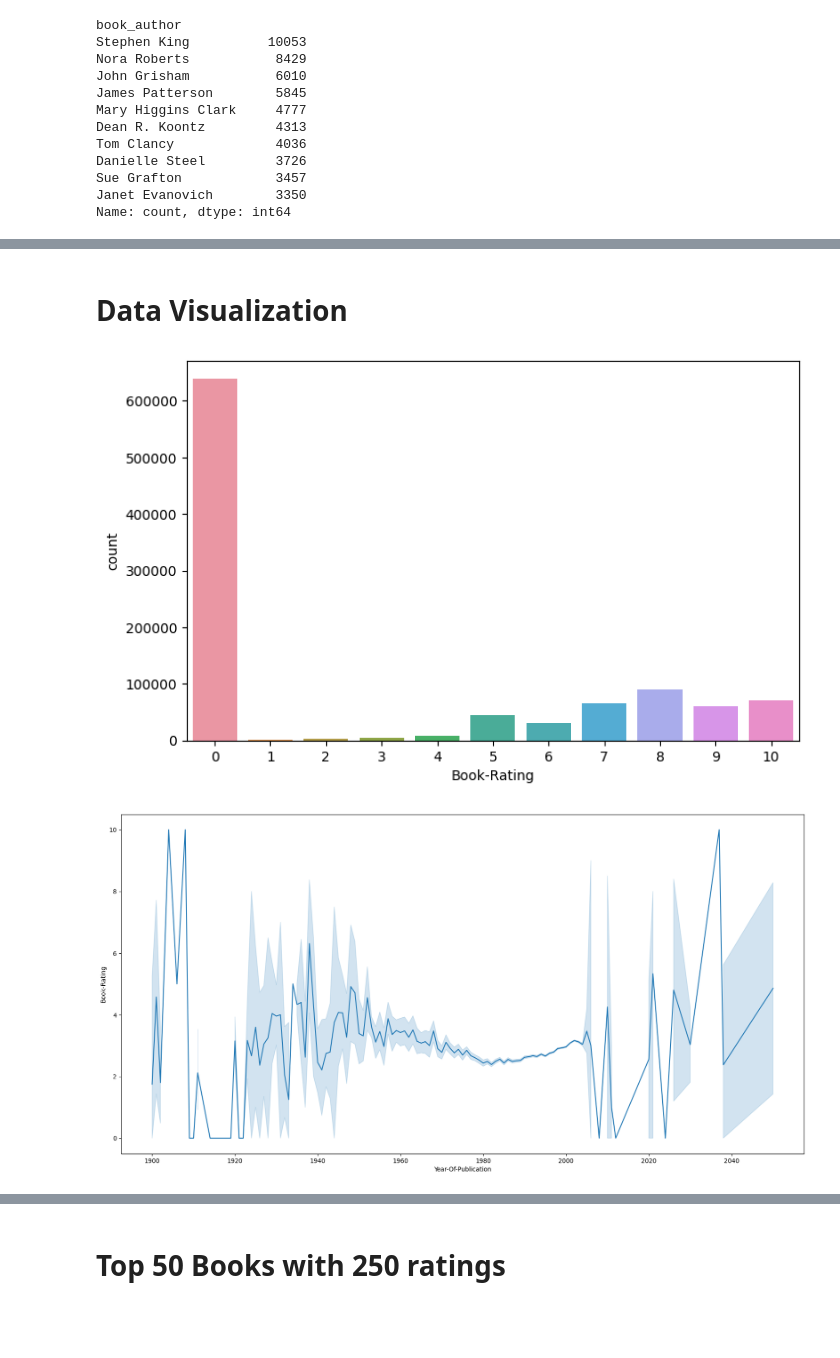
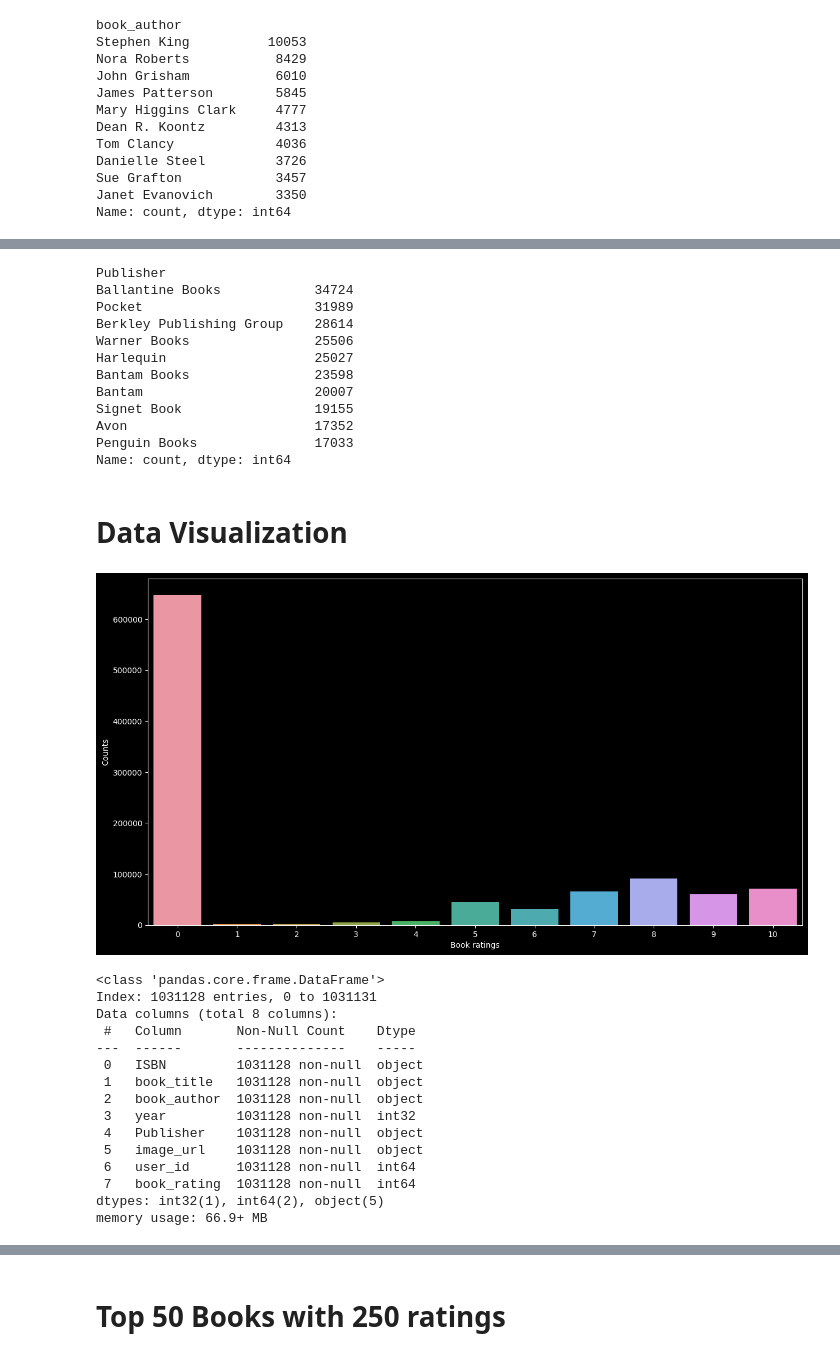
Before and after one commit to RheedWhan/book-recommendation, a Jupyter notebook: Book recommendation system2.ipynb, the cells around one changed output, grey strips where cells are left out. Saved outputs shown, nothing was run; the diff lists cells and outputs as text; code cells hidden in the pictures; blank space fills up the shorter version.

```diff
--- a/Book recommendation system2.ipynb
+++ b/Book recommendation system2.ipynb
@@ -408,4 +413,20 @@ Wild Animus    2502
 Name: count, dtype: int64
+# %%
+# Top 10 publisher with the most publications
+book_rating_df.Publisher.value_counts().head(10)
+# %% [output]
+Publisher
+Ballantine Books            34724
+Pocket                      31989
+Berkley Publishing Group    28614
+Warner Books                25506
+Harlequin                   25027
+Bantam Books                23598
+Bantam                      20007
+Signet Book                 19155
+Avon                        17352
+Penguin Books               17033
+Name: count, dtype: int64
 # %% [markdown]
 # Data Visualization
 # %%
@@ -413,16 +434,30 @@ Name: count, dtype: int64
 import matplotlib.pyplot as plt
 import seaborn as sns
 # %%
-#bar graph according to rating on books
-plt.figure(figsize=(8,5))
-sns.countplot(x='Book-Rating', data=ratings_with_names)
+# Bar graph according to rating on books
+plt.style.use('dark_background')
+plt.figure(figsize=(15,8))
+sns.countplot(x='book_rating', data=book_rating_df)
+plt.xlabel('Book ratings')
+plt.ylabel('Counts')
 plt.show()
 # %% [output]
-[figure, old version]
+[figure, new version]
-# %%
-#lineplot according to year of publication and ratings on books
-plt.figure(figsize=(20,10))
-sns.lineplot(x='Year-Of-Publication',y='Book-Rating', data=ratings_with_names)
-plt.show()
-# %% [output]
-[figure, removed]
+# %%
+book_rating_df.info()
+# %% [output]
+<class 'pandas.core.frame.DataFrame'>
+Index: 1031128 entries, 0 to 1031131
+Data columns (total 8 columns):
+ #   Column       Non-Null Count    Dtype
+---  ------       --------------    -----
+ 0   ISBN         1031128 non-null  object
+ 1   book_title   1031128 non-null  object
+ 2   book_author  1031128 non-null  object
+ 3   year         1031128 non-null  int32
+ 4   Publisher    1031128 non-null  object
+ 5   image_url    1031128 non-null  object
+ 6   user_id      1031128 non-null  int64
+ 7   book_rating  1031128 non-null  int64
+dtypes: int32(1), int64(2), object(5)
+memory usage: 66.9+ MB
```
Also changed, not shown: parts of 12 cells of this notebook.
